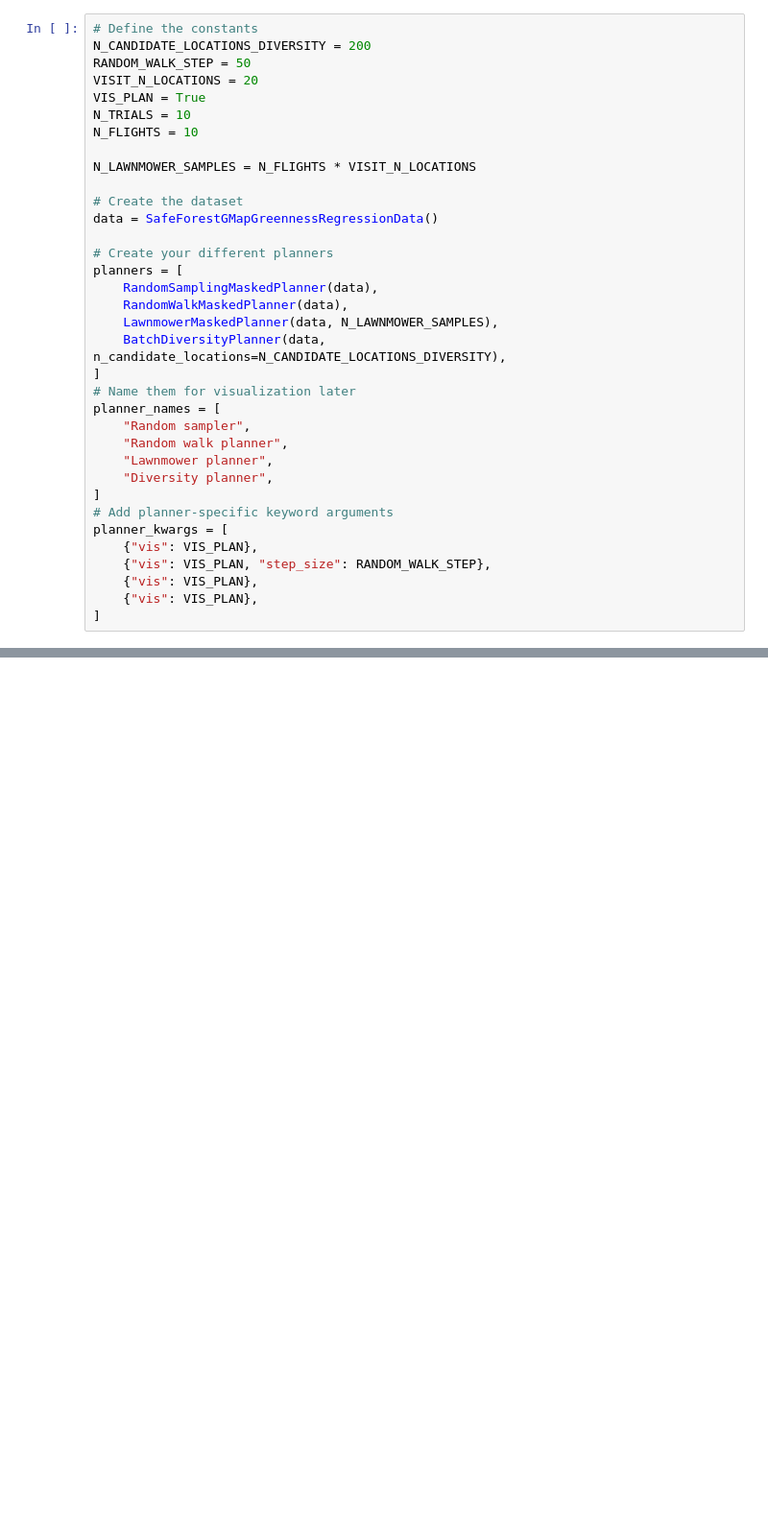
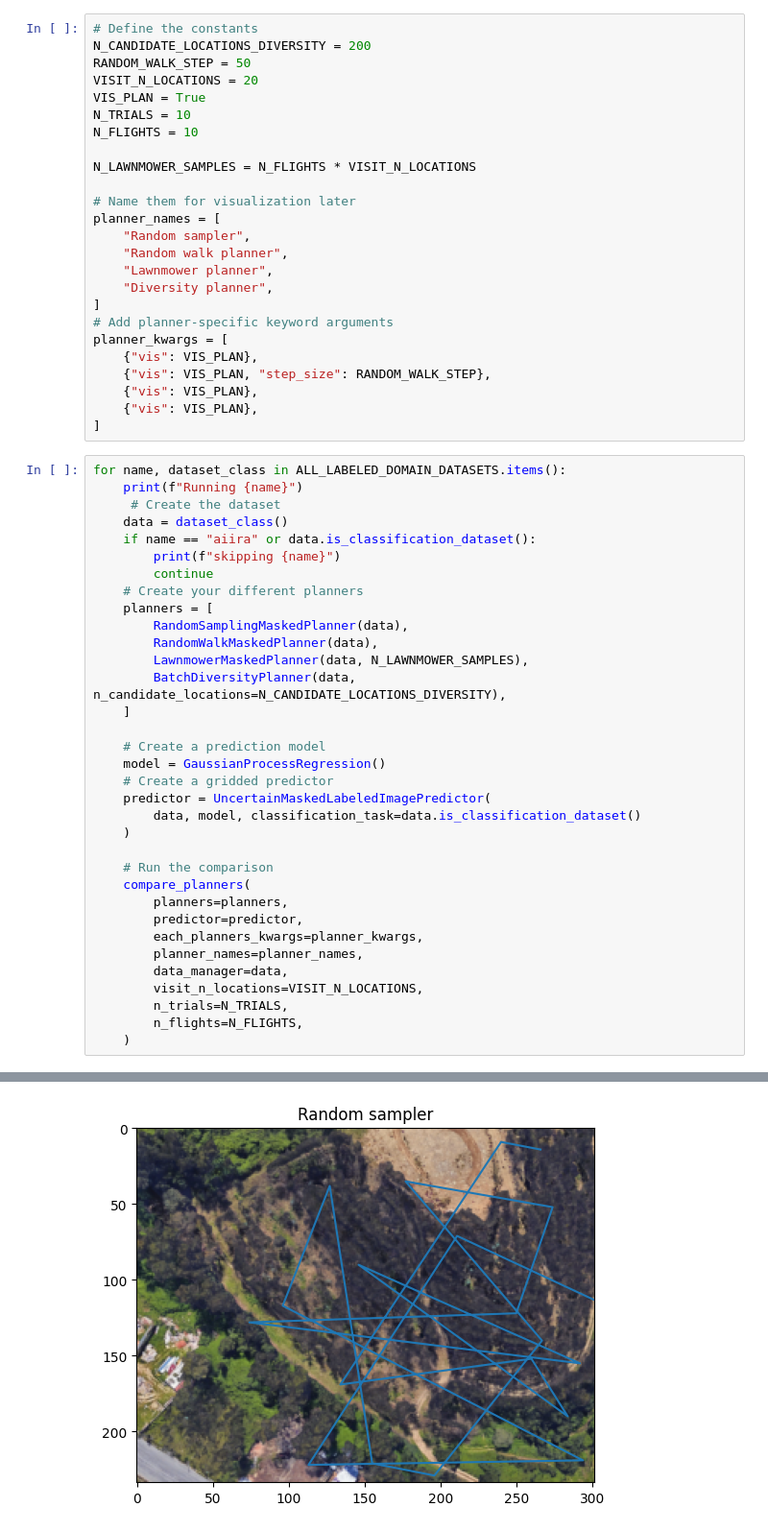
Before and after one commit to russelldj/informative-path-planning-toolkit, a Jupyter notebook: examples/different_planners_quantitative_evaluation.ipynb, the cells around one changed output, grey strips where cells are left out. Shown at 96% size. Saved outputs shown, nothing was run; the diff lists cells and outputs as text; blank space fills up the shorter version.

```diff
--- a/examples/different_planners_quantitative_evaluation.ipynb
+++ b/examples/different_planners_quantitative_evaluation.ipynb
@@ -25,16 +25,6 @@ N_FLIGHTS = 10
 
 N_LAWNMOWER_SAMPLES = N_FLIGHTS * VISIT_N_LOCATIONS
 
-# Create the dataset
-data = SafeForestGMapGreennessRegressionData()
-
-# Create your different planners
-planners = [
-    RandomSamplingMaskedPlanner(data),
-    RandomWalkMaskedPlanner(data),
-    LawnmowerMaskedPlanner(data, N_LAWNMOWER_SAMPLES),
-    BatchDiversityPlanner(data, n_candidate_locations=N_CANDIDATE_LOCATIONS_DIVERSITY),
-]
 # Name them for visualization later
 planner_names = [
     "Random sampler",
@@ -49,3 +39,38 @@ planner_kwargs = [
     {"vis": VIS_PLAN},
     {"vis": VIS_PLAN},
 ]
+# %%
+for name, dataset_class in ALL_LABELED_DOMAIN_DATASETS.items():
+    print(f"Running {name}")
+     # Create the dataset
+    data = dataset_class()
+    if name == "aiira" or data.is_classification_dataset():
+        print(f"skipping {name}")
+        continue
+    # Create your different planners
+    planners = [
+        RandomSamplingMaskedPlanner(data),
+        RandomWalkMaskedPlanner(data),
+        LawnmowerMaskedPlanner(data, N_LAWNMOWER_SAMPLES),
+        BatchDiversityPlanner(data, n_candidate_locations=N_CANDIDATE_LOCATIONS_DIVERSITY),
+    ]
+
+    # Create a prediction model
+    model = GaussianProcessRegression()
+    # Create a gridded predictor
+    predictor = UncertainMaskedLabeledImagePredictor(
+        data, model, classification_task=data.is_classification_dataset()
+    )
+
+    # Run the comparison
+    compare_planners(
+        planners=planners,
+        predictor=predictor,
+        each_planners_kwargs=planner_kwargs,
+        planner_names=planner_names,
+        data_manager=data,
+        visit_n_locations=VISIT_N_LOCATIONS,
+        n_trials=N_TRIALS,
+        n_flights=N_FLIGHTS,
+    )
+# %% [output]
@@ -52 +81,2 @@ planner_kwargs = [
+[figure, added]
 # %%
```
Also changed, not shown: parts of 4 cells of this notebook, 1 other file.
